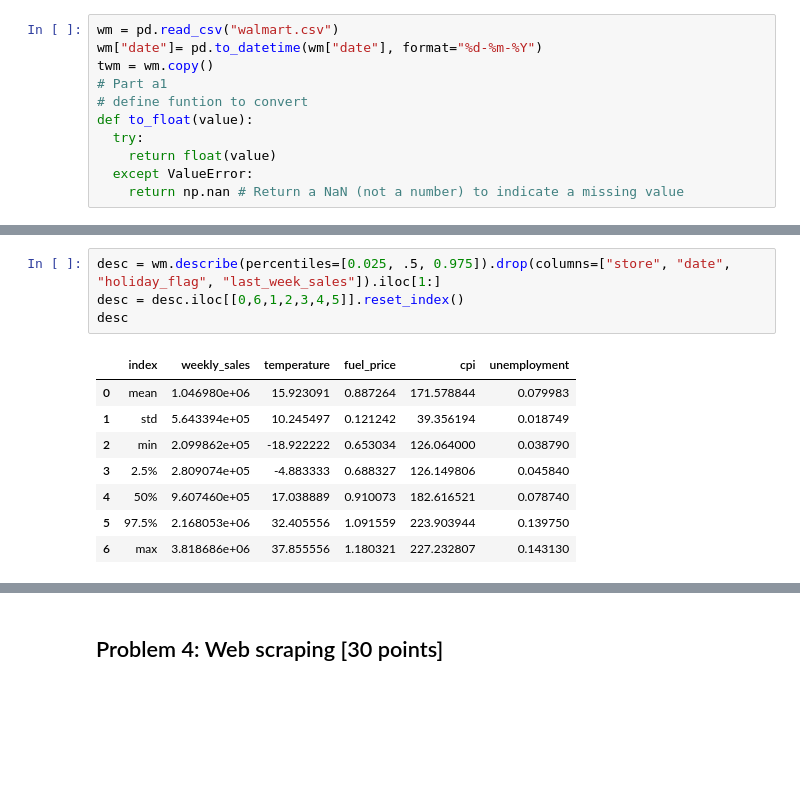
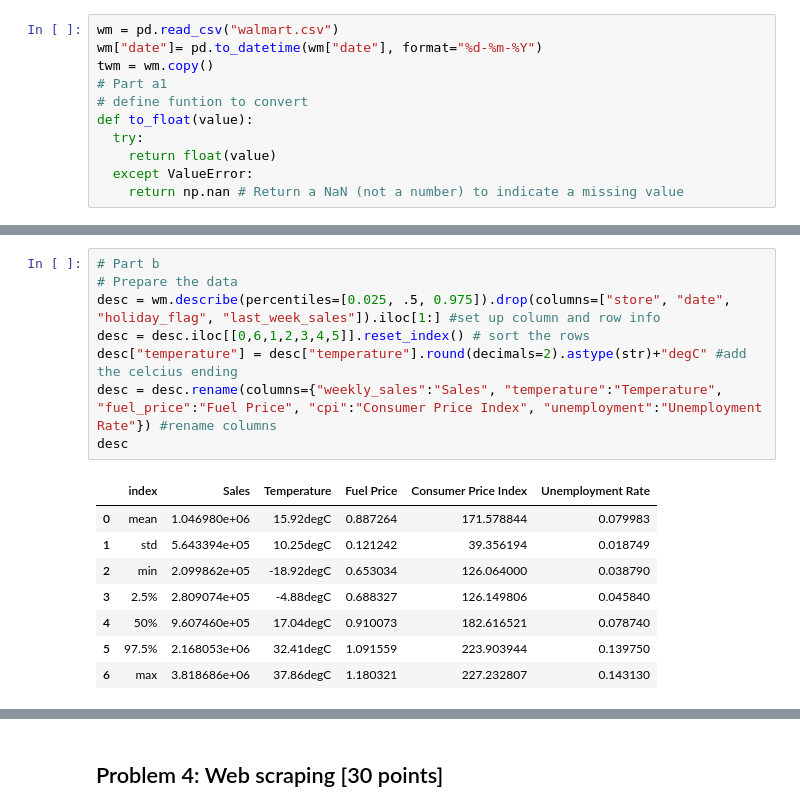
Before and after one commit to Segtanof/pyfin, a Jupyter notebook: FIN687_Exam_Siu_1907098.ipynb, the cells around one changed output, grey strips where cells are left out. Cells and saved outputs as stored; diff of their text form; blank space fills up the shorter version.

```diff
--- a/FIN687_Exam_Siu_1907098.ipynb
+++ b/FIN687_Exam_Siu_1907098.ipynb
@@ -296,14 +369,18 @@ wm.describe()
 # %%
-desc = wm.describe(percentiles=[0.025, .5, 0.975]).drop(columns=["store", "date", "holiday_flag", "last_week_sales"]).iloc[1:]
-desc = desc.iloc[[0,6,1,2,3,4,5]].reset_index()
+# Part b
+# Prepare the data
+desc = wm.describe(percentiles=[0.025, .5, 0.975]).drop(columns=["store", "date", "holiday_flag", "last_week_sales"]).iloc[1:] #set up column and row info
+desc = desc.iloc[[0,6,1,2,3,4,5]].reset_index() # sort the rows
+desc["temperature"] = desc["temperature"].round(decimals=2).astype(str)+"degC" #add the celcius ending
+desc = desc.rename(columns={"weekly_sales":"Sales", "temperature":"Temperature", "fuel_price":"Fuel Price", "cpi":"Consumer Price Index", "unemployment":"Unemployment Rate"}) #rename columns
 desc
 # %% [output]
-|  | index | weekly_sales | temperature | fuel_price | cpi | unemployment |
-| 0 | mean | 1.046980e+06 | 15.923091 | 0.887264 | 171.578844 | 0.079983 |
-| 1 | std | 5.643394e+05 | 10.245497 | 0.121242 | 39.356194 | 0.018749 |
-| 2 | min | 2.099862e+05 | -18.922222 | 0.653034 | 126.064000 | 0.038790 |
-| 3 | 2.5% | 2.809074e+05 | -4.883333 | 0.688327 | 126.149806 | 0.045840 |
-| 4 | 50% | 9.607460e+05 | 17.038889 | 0.910073 | 182.616521 | 0.078740 |
-| 5 | 97.5% | 2.168053e+06 | 32.405556 | 1.091559 | 223.903944 | 0.139750 |
-| 6 | max | 3.818686e+06 | 37.855556 | 1.180321 | 227.232807 | 0.143130 |
+|  | index | Sales | Temperature | Fuel Price | Consumer Price Index | Unemployment Rate |
+| 0 | mean | 1.046980e+06 | 15.92degC | 0.887264 | 171.578844 | 0.079983 |
+| 1 | std | 5.643394e+05 | 10.25degC | 0.121242 | 39.356194 | 0.018749 |
+| 2 | min | 2.099862e+05 | -18.92degC | 0.653034 | 126.064000 | 0.038790 |
+| 3 | 2.5% | 2.809074e+05 | -4.88degC | 0.688327 | 126.149806 | 0.045840 |
+| 4 | 50% | 9.607460e+05 | 17.04degC | 0.910073 | 182.616521 | 0.078740 |
+| 5 | 97.5% | 2.168053e+06 | 32.41degC | 1.091559 | 223.903944 | 0.139750 |
+| 6 | max | 3.818686e+06 | 37.86degC | 1.180321 | 227.232807 | 0.143130 |
 # %%
```
Also changed, not shown: parts of 27 cells of this notebook, 1 other file.
